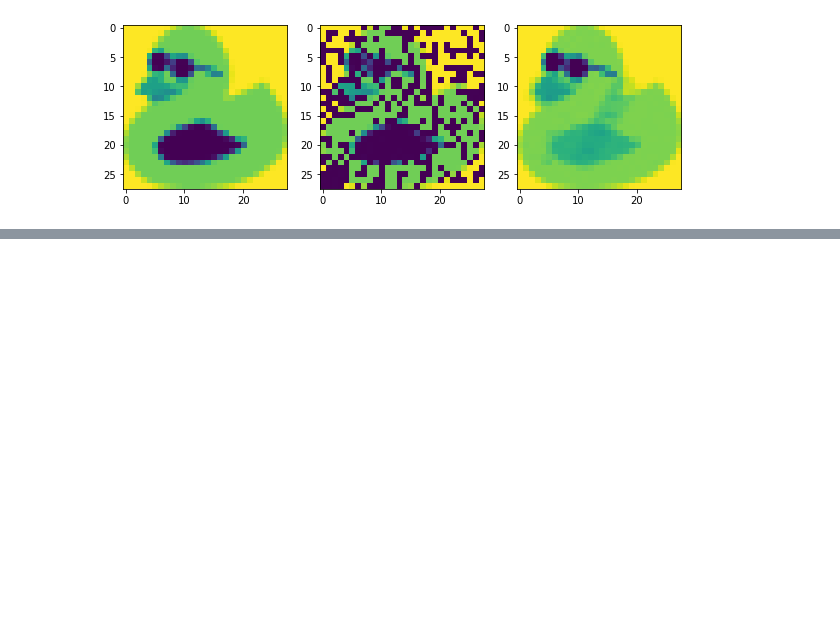
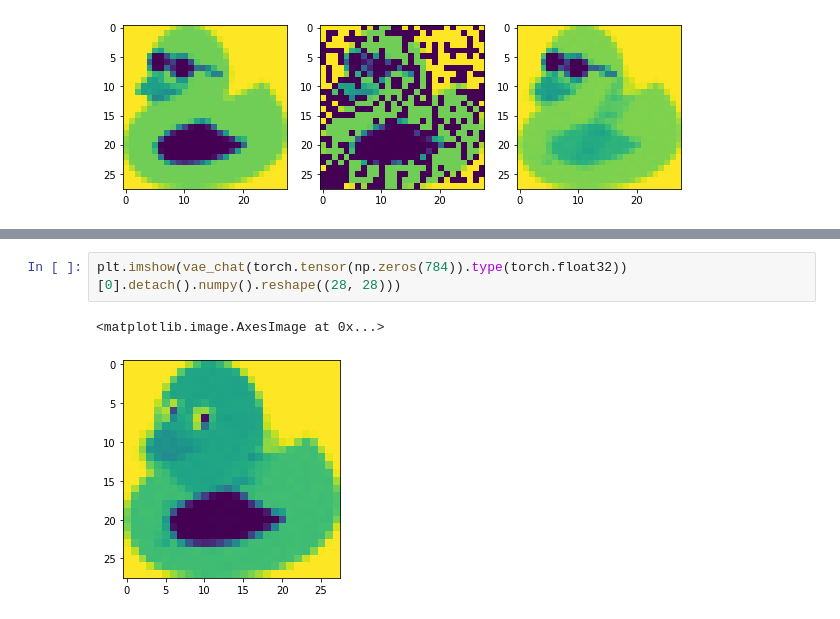
Before and after one commit to GigiML/RD_project, a Jupyter notebook: vae.ipynb, the cells around one changed output, grey strips where cells are left out. Cells and saved outputs as stored; diff of their text form; blank space fills up the shorter version.

```diff
--- a/vae.ipynb
+++ b/vae.ipynb
@@ -526,0 +570,5 @@ ax[2].imshow(vae_chat(torch.tensor(minmax_scale(noisy_data[4])).type(torch.float
+# %%
+plt.imshow(vae_chat(torch.tensor(np.zeros(784)).type(torch.float32))[0].detach().numpy().reshape((28, 28)))
+# %% [output]
+<matplotlib.image.AxesImage at 0x...>
+[figure, added]
```
Also changed, not shown: parts of 8 cells of this notebook.
